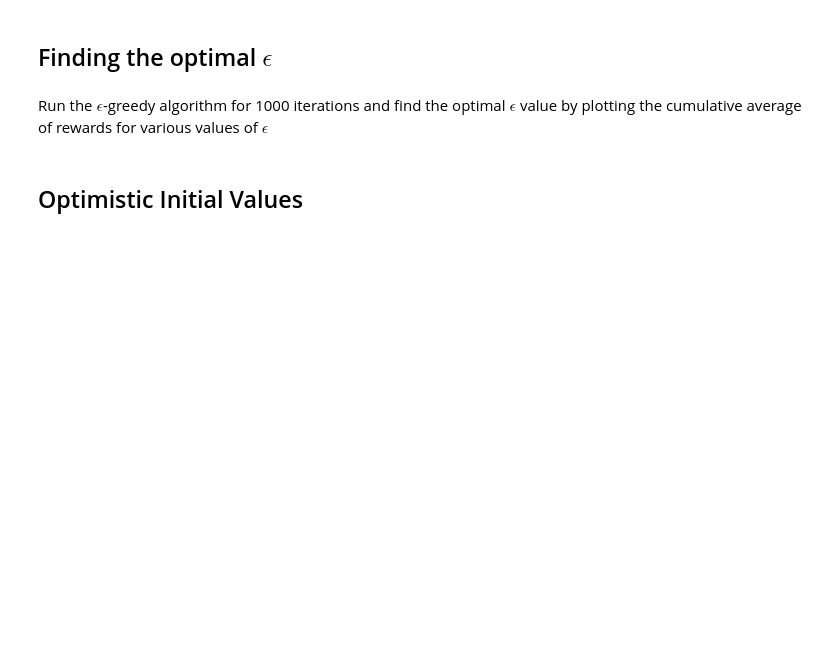
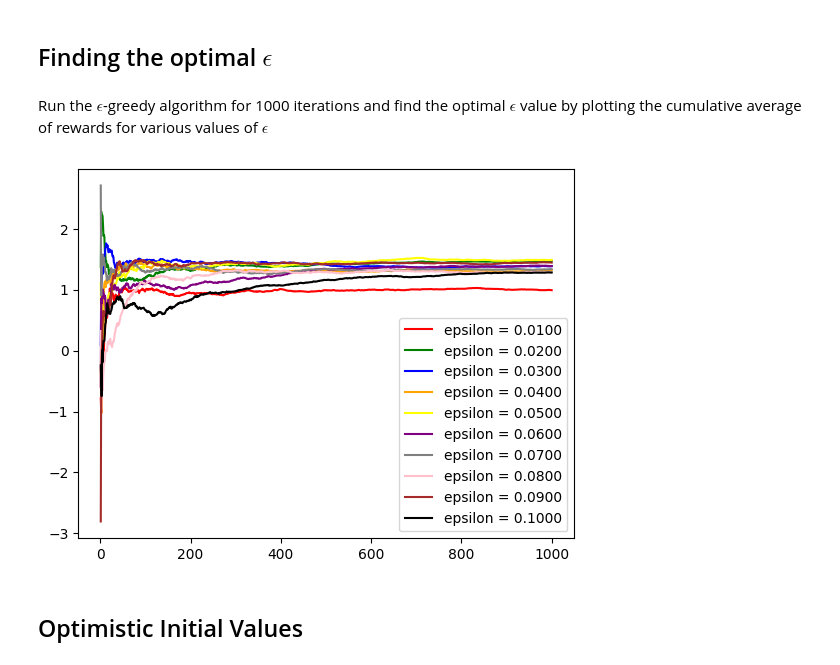
Before and after one commit to anas4231/WIDS-2025-Intro-to-Reinforcement-Learning, a Jupyter notebook: Week 1/work_on_bandits.ipynb, the cells around one changed output. Cells and saved outputs as stored; diff of their text form; code cells hidden in the pictures; blank space fills up the shorter version.

```diff
--- a/Week 1/work_on_bandits.ipynb
+++ b/Week 1/work_on_bandits.ipynb
@@ -75,10 +55,0 @@ return rewards
-# %%
-Plot the cumulative average of rewards as the number of iterations increases but for various values of $\epsilon$.          epsilon = 0.1
-rewards = run_epsilon_greedy(epsilon)
-cumulative_avg = [sum(rewards[:i+1]) / (i+1) for i in range(len(rewards))]
-plt.plot(cumulative_avg, label=f'ε-Greedy (ε={epsilon})')
-plt.xlabel('Iterations')
-plt.ylabel('Cumulative Average Reward')
-plt.title('ε-Greedy Algorithm')
-plt.legend()
-plt.show()
@@ -86,5 +99,23 @@ plt.show()
 ## Finding the optimal $\epsilon$
 # %% [markdown]
 Run the $\epsilon$-greedy algorithm for 1000 iterations and find the optimal $\epsilon$ value by plotting the cumulative average of rewards for various values of $\epsilon$
+# %%
+epsilons=np.linspace(0.01,0.1,10)
+colours=['red','green','blue','orange','yellow','purple','gray','pink','brown','black']
+for j in range(10):
+    rew=run_epsilon_greedy(epsilons[j])
+    y=[0]*1000
+    x=[1]*1000
+    y[0]=rew[0]
+    for i in range(1,1000):
+        x[i]=i+1
+        y[i]=y[i-1] + (rew[i]-y[i-1])/(i+1)
+    plt.plot(x,y,color=colours[j],label=f"epsilon = {epsilons[j]:.4f}")
+plt.legend()
+plt.show()
+
+#there is a lot of variation however blue, i.e. epsilon=0.03 seems like it may be the optimal epsilon value
+# %% [output]
+[figure, added]
 # %% [markdown]
 ## Optimistic Initial Values
```
Also changed, not shown: parts of 20 cells of this notebook.
